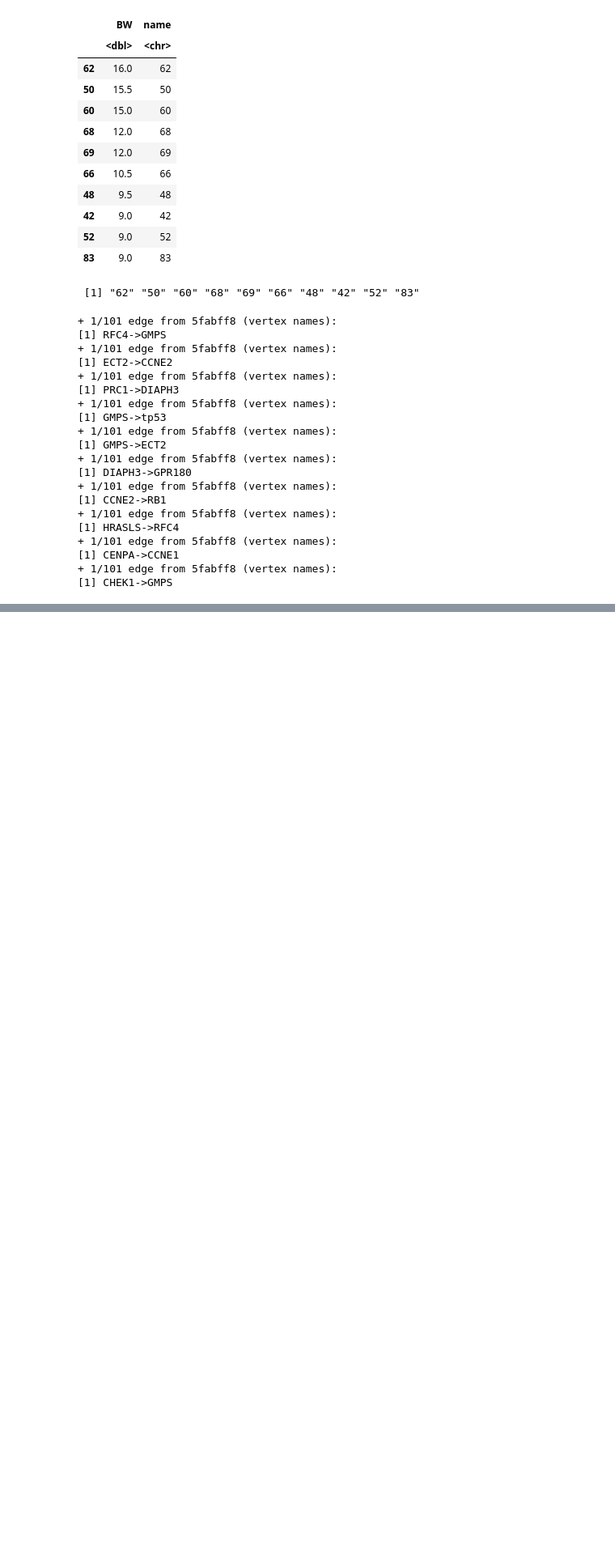
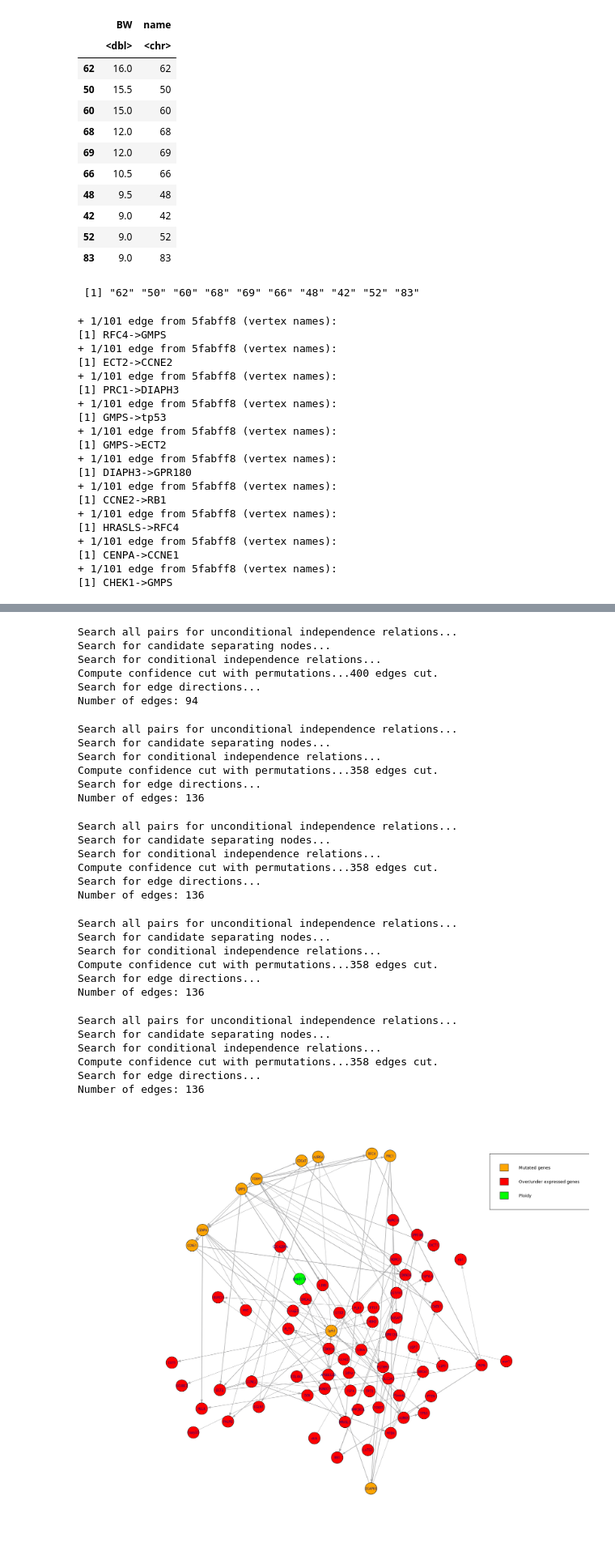
Before and after one commit to skourta/cosmicCancer-network-reconstruction, a Jupyter notebook: TP.ipynb, the cells around one changed output, grey strips where cells are left out. Shown at 81% size. Cells and saved outputs as stored; diff of their text form; code cells hidden in the pictures; blank space fills up the shorter version.

Commit message:
finished MIIC

```diff
--- a/TP.ipynb
+++ b/TP.ipynb
@@ -669,0 +711,74 @@ for (name in top10Edges$name){
+# %%
+
+miic.res100_001 <- miic(
+  input_data = cosmicCancer, latent = "yes",
+  n_shuffles = 100, conf_threshold = 0.001
+)
+# %% [output]
+Search all pairs for unconditional independence relations...
+Search for candidate separating nodes...
+Search for conditional independence relations...
+Compute confidence cut with permutations...400 edges cut.
+Search for edge directions...
+Number of edges: 94
+# %%
+
+miic.res10_01 <- miic(
+  input_data = cosmicCancer, latent = "yes",
+  n_shuffles = 10, conf_threshold = 0.01
+)
+# %% [output]
+Search all pairs for unconditional independence relations...
+Search for candidate separating nodes...
+Search for conditional independence relations...
+Compute confidence cut with permutations...358 edges cut.
+Search for edge directions...
+Number of edges: 136
+# %%
+
+miic.res20_01 <- miic(
+  input_data = cosmicCancer, latent = "yes",
+  n_shuffles = 20, conf_threshold = 0.01
+)
+# %% [output]
+Search all pairs for unconditional independence relations...
+Search for candidate separating nodes...
+Search for conditional independence relations...
+Compute confidence cut with permutations...358 edges cut.
+Search for edge directions...
+Number of edges: 136
+# %%
+
+miic.res50_01 <- miic(
+  input_data = cosmicCancer, latent = "yes",
+  n_shuffles = 50, conf_threshold = 0.01
+)
+# %% [output]
+Search all pairs for unconditional independence relations...
+Search for candidate separating nodes...
+Search for conditional independence relations...
+Compute confidence cut with permutations...358 edges cut.
+Search for edge directions...
+Number of edges: 136
+# %%
+
+miic.res100_01 <- miic(
+  input_data = cosmicCancer, latent = "yes",
+  n_shuffles = 100, conf_threshold = 0.01
+)
+# %% [output]
+Search all pairs for unconditional independence relations...
+Search for candidate separating nodes...
+Search for conditional independence relations...
+Compute confidence cut with permutations...358 edges cut.
+Search for edge directions...
+Number of edges: 136
+# %%
+plot(miic.res,layout=l,vertex.size=7, edge.arrow.size = .2, vertex.color = ifelse(V(cleaned_graph_miic)$name == toupper(V(cleaned_graph_miic)$name) , "red",ifelse(V(cleaned_graph_miic)$name == "Ploidy", "green", "orange")))
+legend(0.9,1,
+       legend=c("Mutated genes", "Over/under expressed genes", "Ploidy"),
+       fill = c("orange", "red", "green"),       # Color of the squares
+       border = "black", # Color of the border of the squares
+       cex = 0.9)
+# %% [output]
+[figure, added]
```
Also changed, not shown: parts of 41 cells of this notebook.
